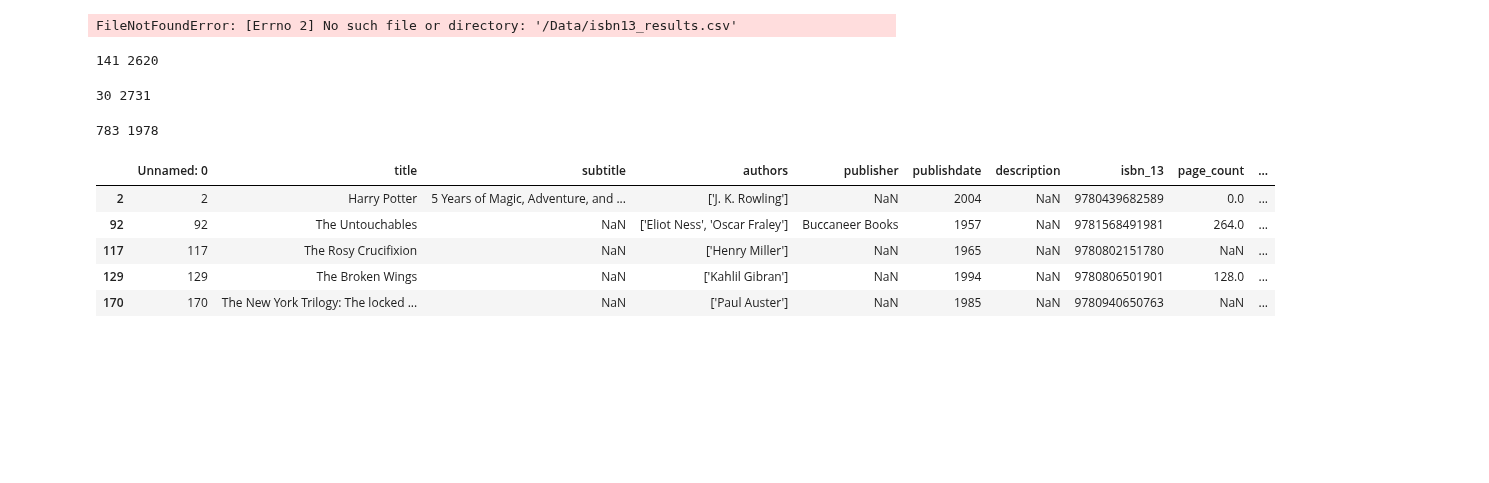
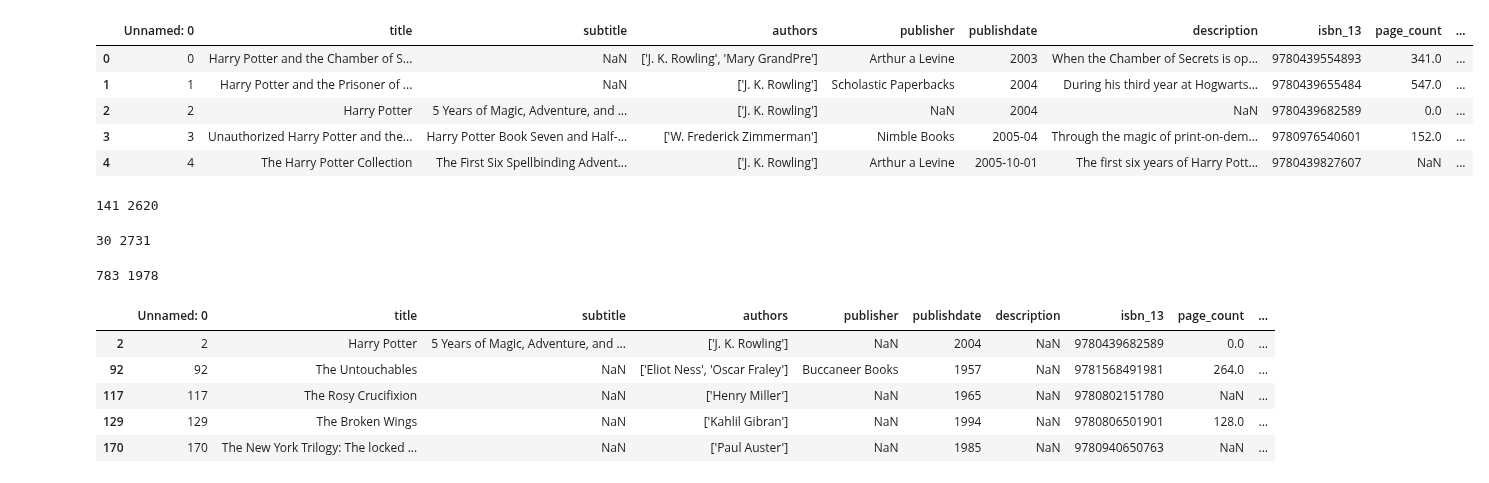
Before and after one commit to manny-pi/inst.414.final-project.repo, a Jupyter notebook: BenWork/BenLookingAtTheData.ipynb, the cells around one changed output. Saved outputs shown, nothing was run; the diff lists cells and outputs as text; code cells hidden in the pictures; blank space fills up the shorter version.

```diff
--- a/BenWork/BenLookingAtTheData.ipynb
+++ b/BenWork/BenLookingAtTheData.ipynb
@@ -1,10 +1,15 @@
 # %%
 import pandas as pd
 # %%
-df = pd.read_csv('/Data/isbn13_results.csv')
+df = pd.read_csv('/Users/bengriffith/Documents/CurrentlyRelevant/INST414/inst.411.final-project.repo/Data/isbn13_results.csv')
 df.head()
 # %% [output]
-FileNotFoundError: [Errno 2] No such file or directory: '/Data/isbn13_results.csv'
+|  | Unnamed: 0 | title | subtitle | authors | publisher | publishdate | description | isbn_13 | page_count | ... |
+| 0 | 0 | Harry Potter and the Chamber of S... | NaN | ['J. K. Rowling', 'Mary GrandPre'] | Arthur a Levine | 2003 | When the Chamber of Secrets is op... | 9780439554893 | 341.0 | ... |
+| 1 | 1 | Harry Potter and the Prisoner of ... | NaN | ['J. K. Rowling'] | Scholastic Paperbacks | 2004 | During his third year at Hogwarts... | 9780439655484 | 547.0 | ... |
+| 2 | 2 | Harry Potter | 5 Years of Magic, Adventure, and ... | ['J. K. Rowling'] | NaN | 2004 | NaN | 9780439682589 | 0.0 | ... |
+| 3 | 3 | Unauthorized Harry Potter and the... | Harry Potter Book Seven and Half-... | ['W. Frederick Zimmerman'] | Nimble Books | 2005-04 | Through the magic of print-on-dem... | 9780976540601 | 152.0 | ... |
+| 4 | 4 | The Harry Potter Collection | The First Six Spellbinding Advent... | ['J. K. Rowling'] | Arthur a Levine | 2005-10-01 | The first six years of Harry Pott... | 9780439827607 | NaN | ... |
 # %%
 descriptions = list(df['description'])
 empty = 0
```
Also changed, not shown: parts of 8 cells of this notebook.
